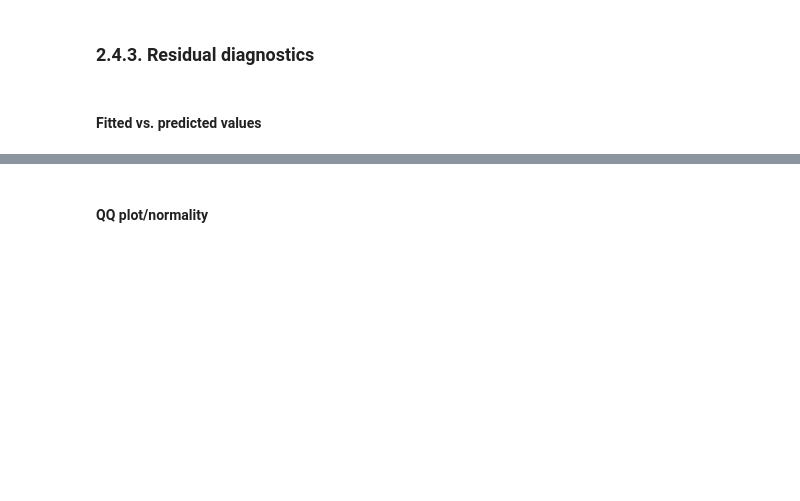
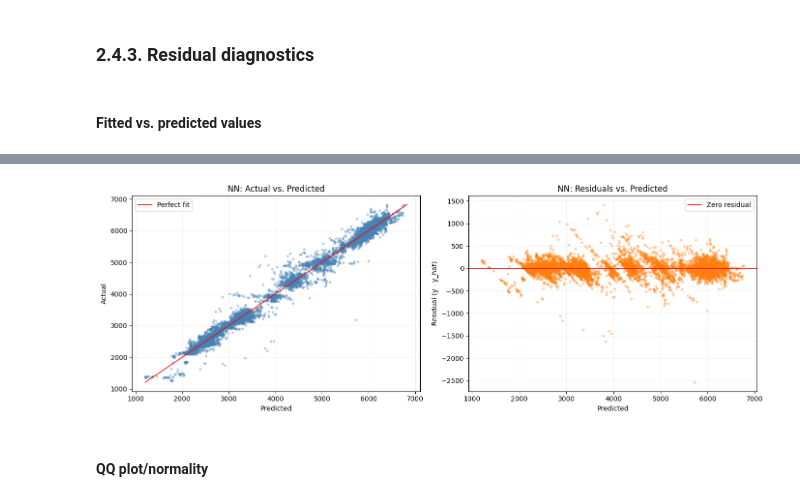
Before and after one commit to AugustBjerg/Master-s-thesis, a Jupyter notebook: code/modelling/notebooks/evaluation.ipynb, the cells around one changed output, grey strips where cells are left out. Saved outputs shown, nothing was run; the diff lists cells and outputs as text; code cells hidden in the pictures; blank space fills up the shorter version.

```diff
--- a/code/modelling/notebooks/evaluation.ipynb
+++ b/code/modelling/notebooks/evaluation.ipynb
@@ -469,3 +535,7 @@ plot_actual_vs_predicted("Random_Forest", model_pipelines_incl_foul["random_fore
+# %%
+plot_actual_vs_predicted("NN", model_pipelines_incl_foul["NN"], X_test, y_test)
+# %% [output]
+[figure, added]
 # %% [markdown]
 #### QQ plot/normality
 # %%
```
Also changed, not shown: parts of 18 cells of this notebook, 5 other files.
